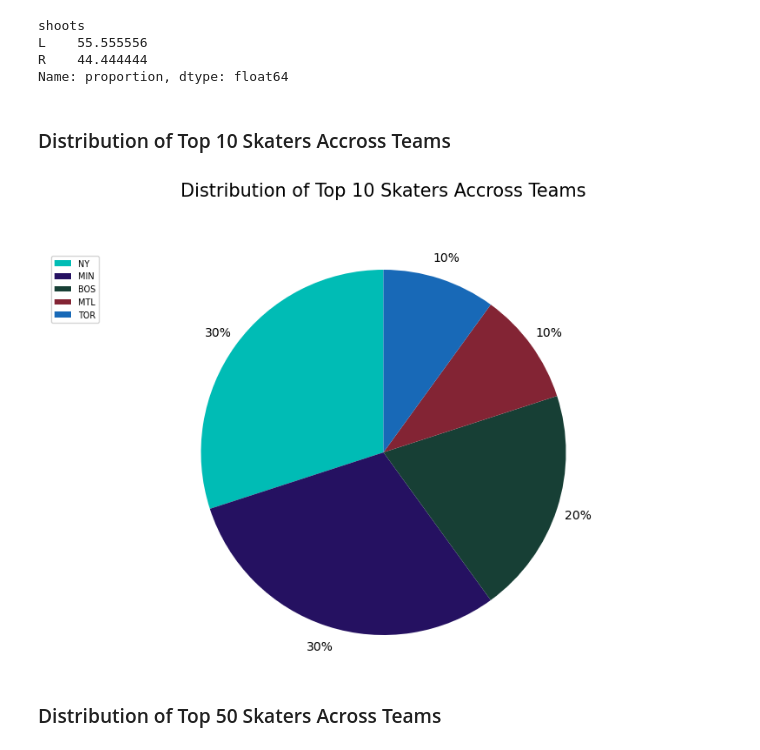
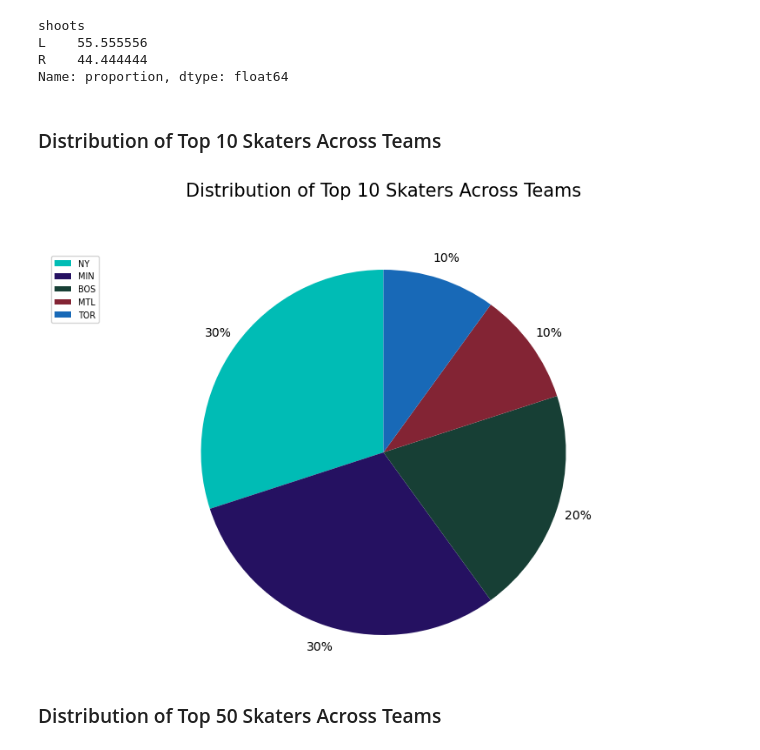
Before and after one commit to AGasconAfriat/pwhl_data-analysis, a Jupyter notebook: visualizations.ipynb, the cells around one changed output. Cells and saved outputs as stored; diff of their text form; code cells hidden in the pictures.

```diff
--- a/visualizations.ipynb
+++ b/visualizations.ipynb
@@ -88,35 +88,35 @@ L    55.555556
 R    44.444444
 Name: proportion, dtype: float64
 # %% [markdown]
-### Distribution of Top 10 Skaters Accross Teams
+### Distribution of Top 10 Skaters Across Teams
 # %%
 top10 = df.head(10)
 team_df = top10["team"].value_counts().to_frame('counts')
 colors_list = []
 for i, row in team_df.iterrows():
     colors_list.append(teams[i]["color"])
 
 team_df["counts"].plot(kind='pie',
              figsize=(10, 6),
              autopct='%1.f%%',
              startangle=90,
              shadow=False,
              labels=None,         # turn off labels on pie chart
              ylabel='',           # remove series name on the left of the chart
              pctdistance=1.12,    # the ratio between the center of each pie slice and the start of the text generated by autopct
              colors=colors_list)
 
 # scale the title up by 12% to match pctdistance
-plt.title('Distribution of Top 10 Skaters Accross Teams', y=1.12, fontsize = 15)
+plt.title('Distribution of Top 10 Skaters Across Teams', y=1.12, fontsize = 15)
 
 plt.axis('equal')
 
 # add legend
 plt.legend(labels=team_df.index, loc='upper left', fontsize=7)
 
 plt.show()
 # %% [output]
-[figure, old version]
+[figure, new version]
 # %% [markdown]
 ### Distribution of Top 50 Skaters Across Teams
 # %%
```
Also changed, not shown: parts of 6 cells of this notebook.
